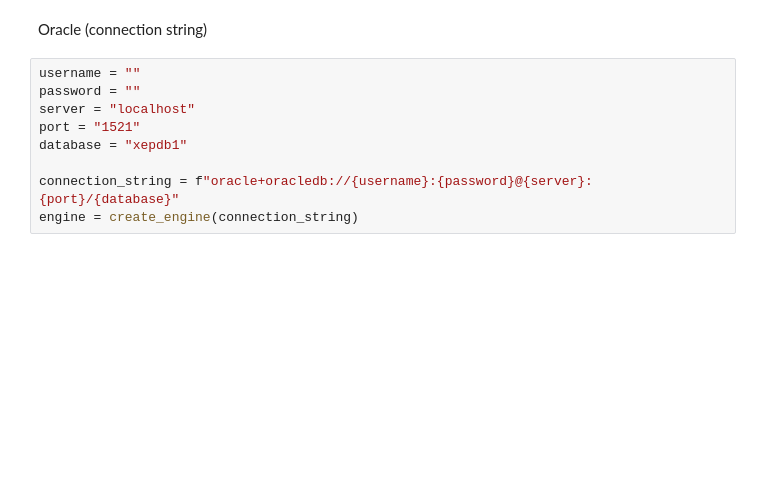
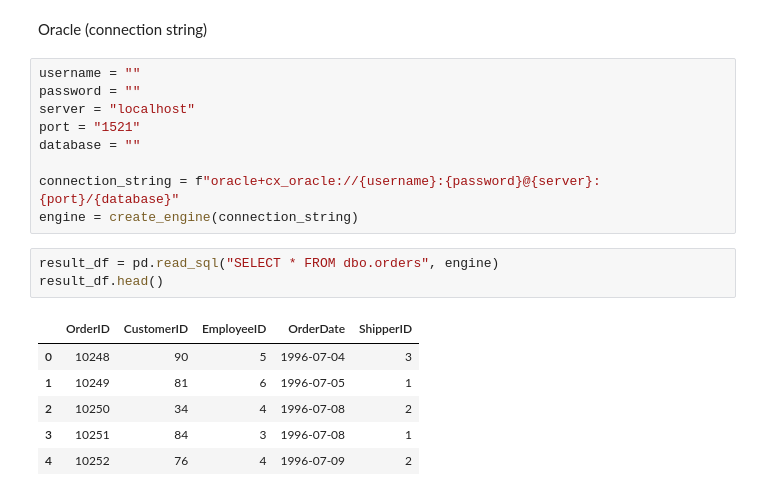
Before and after one commit to MonaTaghavi/dm-ann, a Jupyter notebook: notebooks/02dm-titanic-sql.ipynb, the cells around one changed output. Saved outputs shown, nothing was run; the diff lists cells and outputs as text; blank space fills up the shorter version.

Commit message:
Update Oracle connection string and add SQL query examples in Titanic SQL notebook

```diff
--- a/notebooks/02dm-titanic-sql.ipynb
+++ b/notebooks/02dm-titanic-sql.ipynb
@@ -173,7 +173,17 @@ username = ""
 password = ""
 server = "localhost"
 port = "1521"
-database = "xepdb1"
+database = ""
 
-connection_string = f"oracle+oracledb://{username}:{password}@{server}:{port}/{database}"
+connection_string = f"oracle+cx_oracle://{username}:{password}@{server}:{port}/{database}"
 engine = create_engine(connection_string)
+# %%
+result_df = pd.read_sql("SELECT * FROM dbo.orders", engine)
+result_df.head()
+# %% [output]
+|  | OrderID | CustomerID | EmployeeID | OrderDate | ShipperID |
+| 0 | 10248 | 90 | 5 | 1996-07-04 | 3 |
+| 1 | 10249 | 81 | 6 | 1996-07-05 | 1 |
+| 2 | 10250 | 34 | 4 | 1996-07-08 | 2 |
+| 3 | 10251 | 84 | 3 | 1996-07-08 | 1 |
+| 4 | 10252 | 76 | 4 | 1996-07-09 | 2 |
```
Also changed, not shown: parts of 1 cell of this notebook.
